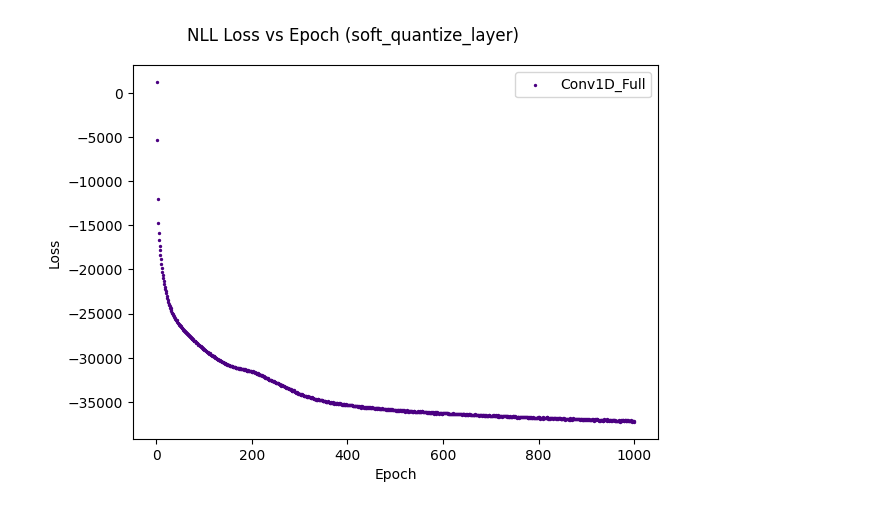
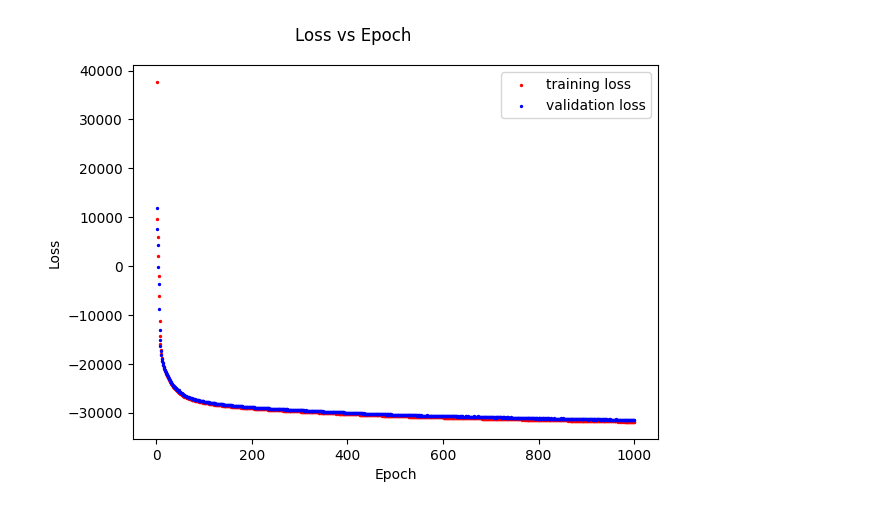
Before and after one commit to davidgjiang/smart-pixels-ml, a Jupyter notebook: training_tracker.ipynb, the cells around one changed output. Saved outputs shown, nothing was run; the diff lists cells and outputs as text; code cells hidden in the pictures.

Commit message:
update training_tracker to be more descriptive, cleanup

```diff
--- a/training_tracker.ipynb
+++ b/training_tracker.ipynb
@@ -24,14 +21,23 @@ epochs = np.arange(1, len(train_losses)+1, 1)
 # %%
+##### EXTRACT THE MODEL CHECKPOINTS ##################################################################################
+
+model_checkpoints='/data/dajiang/smart-pixels/weights/dataset_3src_16x16_50x12P5_centeredIncidence_weights/weights-2t-Conv2D_Max-2bit_optimized-392456de-checkpoints'
+train_losses, validation_losses = get_all_losses(f'{model_checkpoints}')
+epochs = np.arange(1, len(train_losses)+1, 1)
+#####################################################################################################################
+
+
+##### PLOT THE MODEL CHECKPOINTS ###################################################################################
 fig, ax = plt.subplots()
-
-ax.scatter(x=epochs, y=validation_losses, s=2, c='indigo', label=model_type)
-
+ax.scatter(x=epochs, y=train_losses, s=2, c='red', label='training loss')
+ax.scatter(x=epochs, y=validation_losses, s=2, c='blue', label='validation loss')
 ax.set_ylabel('Loss')
 ax.set_xlabel('Epoch')
 ax.legend()
-fig.suptitle(f'NLL Loss vs Epoch ({train_type})')
+fig.suptitle(f'Loss vs Epoch')
 fig.tight_layout()
-fig.savefig(f'/home/dajiang/smart-pixels-ml/plots/loss/loss-{model_type}-{train_type}-{fingerprint}.png', dpi=300)
+# fig.savefig([INSERT FILEPATH TO WHERE YOU WANT TO SAVE THE PLOT], dpi=300)
 fig.show()
+####################################################################################################################
 # %% [output]
-[figure, old version]
+[figure, new version]
```
Also changed, not shown: parts of 9 cells of this notebook.
